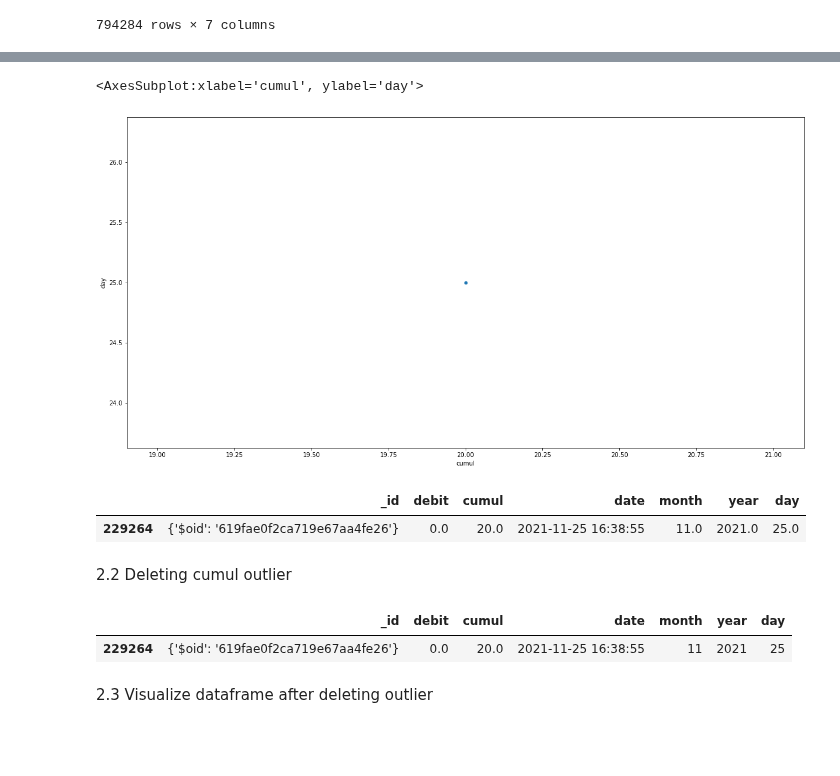
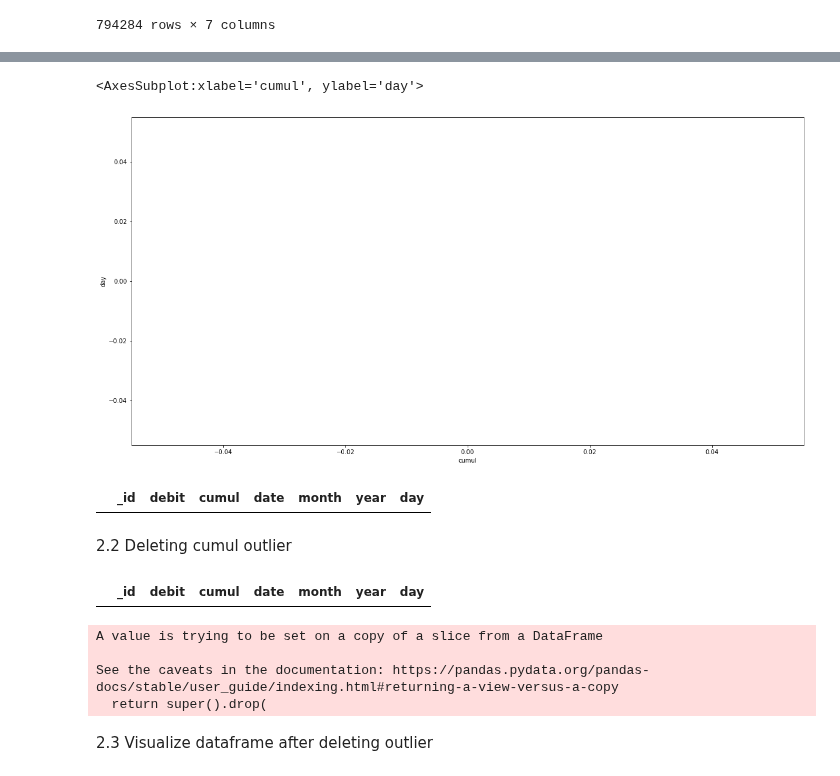
Before and after one commit to Cyrine-afk/Water-Consumption, a Jupyter notebook: Water DB.ipynb, the cells around one changed output, grey strips where cells are left out. Cells and saved outputs as stored; diff of their text form; code cells hidden in the pictures; blank space fills up the shorter version.

```diff
--- a/Water DB.ipynb
+++ b/Water DB.ipynb
@@ -507,7 +507,7 @@ water_json_subset
 # %%
 #view cumul where month = 11 and year = 2021
 
-water_json_subset2 = water_json_subset[['_id', 'debit', 'cumul', 'date', 'month', 'year', 'day']]
+water_json_subset2 = water_duplicates_removed[['_id', 'debit', 'cumul', 'date', 'month', 'year', 'day']]
 water_json_subset2
 
 #creating filters
@@ -549,7 +549,7 @@ water_json_subset2[['cumul','date']].plot(kind='scatter', x='cumul', y='date', f
 
 #filter3 = water_json_subset["day"]==26
 
-filter3 = water_json_subset["day"].isin([25, 28])
+filter3 = water_duplicates_removed["day"].isin([25, 28])
 
 water_json_subset2.where(filter3, inplace = True)
 water_json_subset2
@@ -561,7 +561,7 @@ water_json_subset2[['cumul','day']].plot(kind='scatter', x='cumul', y='day', fig
 # %%
 #looking for exact day where cumul outlier during the 11/2021
 
-filter4 = water_json_subset["day"]==25
+filter4 = water_duplicates_removed["day"]==25
 
 water_json_subset2.where(filter4, inplace = True)
 
@@ -572,7 +572,7 @@ water_json_subset2[['cumul','day']].plot(kind='scatter', x='cumul', y='day', fig
 # %%
 #looking for exact value of cumul outlier that is < 4000
 
-filter6 = water_json_subset["cumul"] < 4000
+filter6 = water_duplicates_removed["cumul"] < 4000
 
 water_json_subset2.where(filter6, inplace = True)
 water_json_subset2
@@ -580,30 +580,33 @@ water_json_subset2
 water_json_subset2[['cumul','day']].plot(kind='scatter', x='cumul', y='day', figsize=(20,10))
 # %% [output]
 <AxesSubplot:xlabel='cumul', ylabel='day'>
-[figure, old version]
+[figure, new version]
 # %%
 #show data for cumul outlier that is < 4000
 
-filter7 = water_json_subset["cumul"] == 20
+filter7 = water_duplicates_removed["cumul"] == 20
 
 cumul_outlier = water_json_subset2.loc[filter7]
 cumul_outlier
 # %% [output]
 |  | _id | debit | cumul | date | month | year | day |
-| 229264 | {'$oid': '619fae0f2ca719e67aa4fe26'} | 0.0 | 20.0 | 2021-11-25 16:38:55 | 11.0 | 2021.0 | 25.0 |
 # %% [markdown]
 2.2 Deleting cumul outlier
 # %%
 #checking for existence of cumul outlier from water_json_subset
-cumul_outlier_original = water_json_subset.loc[filter7]
+cumul_outlier_original = water_duplicates_removed.loc[filter7]
 cumul_outlier_original
 # %% [output]
 |  | _id | debit | cumul | date | month | year | day |
-| 229264 | {'$oid': '619fae0f2ca719e67aa4fe26'} | 0.0 | 20.0 | 2021-11-25 16:38:55 | 11 | 2021 | 25 |
 # %%
 #deleting cumul outlier from original data subset "water_json_subset"
 #water_json_subset = water_json_subset.drop(cumul_outlier_original)
-water_json_subset.drop(cumul_outlier_original.index, inplace = True)
+water_duplicates_removed.drop(cumul_outlier_original.index, inplace = True)
+# %% [output]
+A value is trying to be set on a copy of a slice from a DataFrame
+
+See the caveats in the documentation: https://pandas.pydata.org/pandas-docs/stable/user_guide/indexing.html#returning-a-view-versus-a-copy
+  return super().drop(
 # %% [markdown]
 2.3 Visualize dataframe after deleting outlier
 # %%
```
Also changed, not shown: parts of 6 cells of this notebook.
